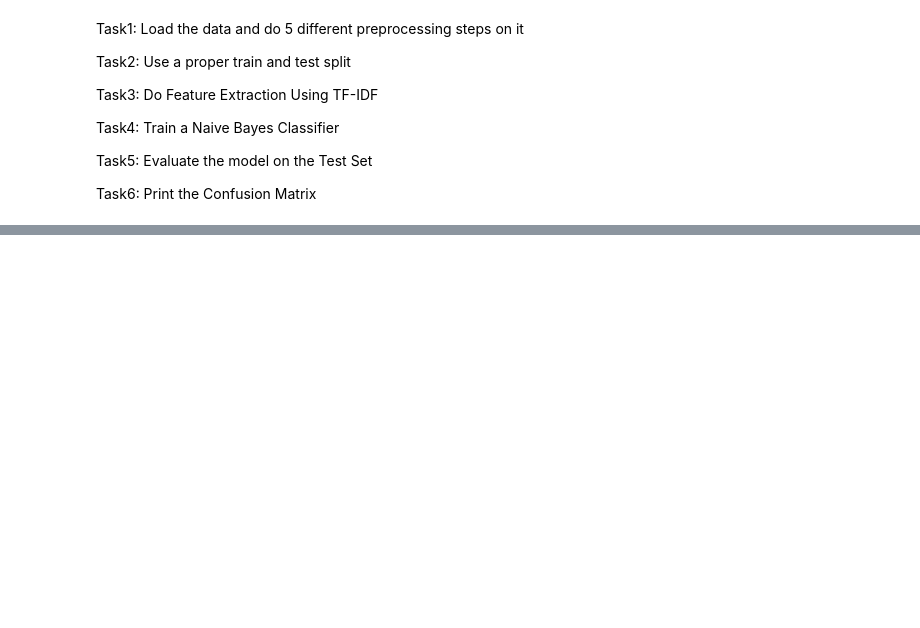
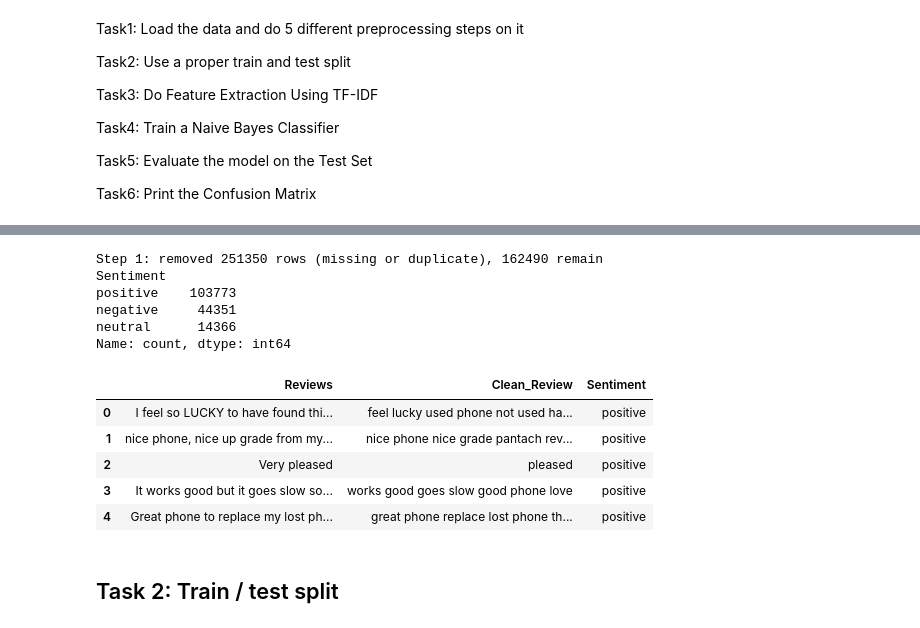
Before and after one commit to Ahmadzol/NLP, a Jupyter notebook: Lab 4/Lab4_Classification_and_evaluation.ipynb, the cells around one changed output, grey strips where cells are left out. Cells and saved outputs as stored; diff of their text form; code cells hidden in the pictures; blank space fills up the shorter version.

```diff
--- a/Lab 4/Lab4_Classification_and_evaluation.ipynb
+++ b/Lab 4/Lab4_Classification_and_evaluation.ipynb
@@ -194,0 +239,65 @@ Task6: Print the Confusion Matrix
+# %%
+
+phones = phones[['Reviews', 'Rating']].copy()
+
+before = len(phones)
+phones = phones.dropna(subset=['Reviews', 'Rating'])
+phones = phones.drop_duplicates(subset=['Reviews'])
+print(f"Step 1: removed {before - len(phones)} rows (missing or duplicate), {len(phones)} remain")
+
+
+def rating_to_sentiment(rating):
+    if rating > 3:
+        return 'positive'
+    elif rating < 3:
+        return 'negative'
+    return 'neutral'
+
+phones['Sentiment'] = phones['Rating'].apply(rating_to_sentiment)
+print(phones['Sentiment'].value_counts())
+# %% [output]
+Step 1: removed 251350 rows (missing or duplicate), 162490 remain
+Sentiment
+positive    103773
+negative     44351
+neutral      14366
+Name: count, dtype: int64
+# %%
+
+negations = {'not', 'no', 'nor', 'never', 'cannot', 'none', 'nothing', 'neither', 'nobody', 'nowhere'}
+stop_words = set(ENGLISH_STOP_WORDS) - negations
+
+def preprocess_text(text):
+    text = str(text)
+
+
+    text = text.lower()
+
+
+    text = re.sub(r'<.*?>', ' ', text)
+    text = re.sub(r'http\S+|www\.\S+', ' ', text)
+
+
+    text = re.sub(r'[^a-z\s]', ' ', text)
+    text = re.sub(r'\s+', ' ', text).strip()
+
+
+    tokens = [w for w in text.split() if w not in stop_words and len(w) > 1]
+
+    return ' '.join(tokens)
+
+phones['Clean_Review'] = phones['Reviews'].apply(preprocess_text)
+
+
+phones = phones[phones['Clean_Review'].str.len() > 0].reset_index(drop=True)
+
+phones[['Reviews', 'Clean_Review', 'Sentiment']].head()
+# %% [output]
+|  | Reviews | Clean_Review | Sentiment |
+| 0 | I feel so LUCKY to have found thi... | feel lucky used phone not used ha... | positive |
+| 1 | nice phone, nice up grade from my... | nice phone nice grade pantach rev... | positive |
+| 2 | Very pleased | pleased | positive |
+| 3 | It works good but it goes slow so... | works good goes slow good phone love | positive |
+| 4 | Great phone to replace my lost ph... | great phone replace lost phone th... | positive |
+# %% [markdown]
+## Task 2: Train / test split
```
Also changed, not shown: parts of 14 cells of this notebook, 10 other files.
